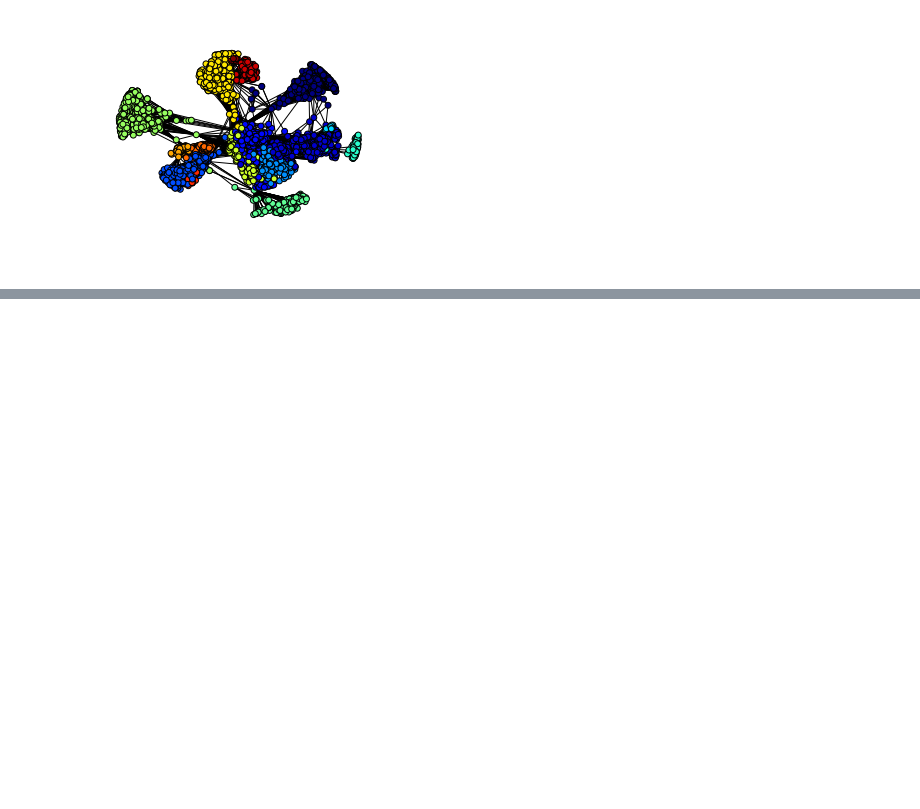
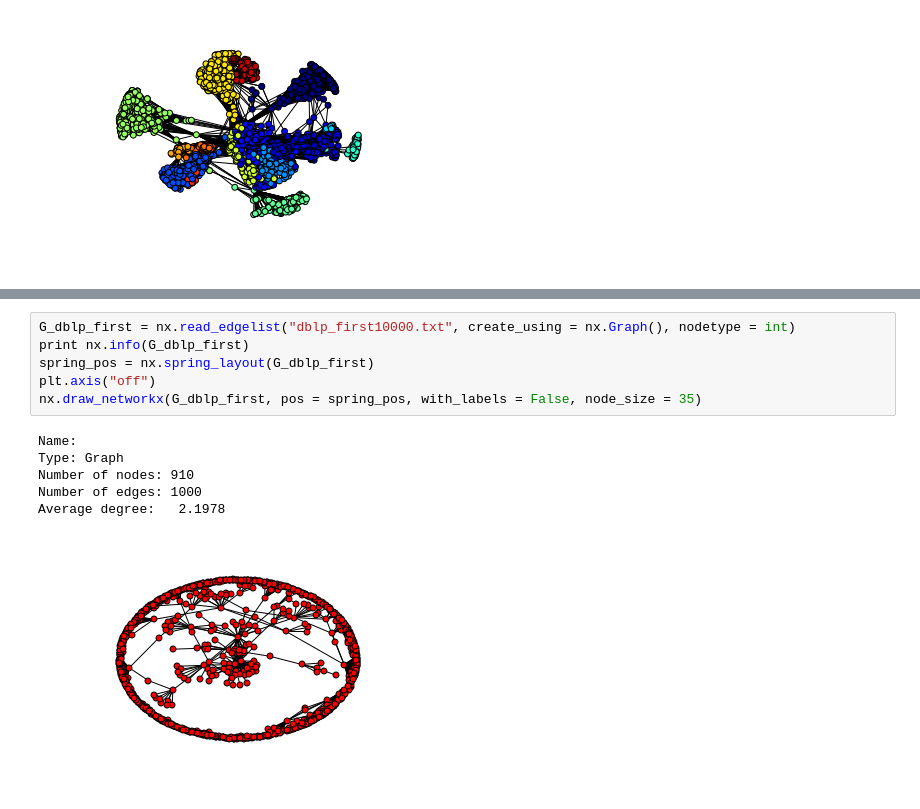
Before and after one commit to jmartinez14/fp-iga238, a Jupyter notebook: social_network_search.ipynb, the cells around one changed output, grey strips where cells are left out. Drawn from its saved outputs; the diff is of its cells as text; blank space fills up the shorter version.

Commit message:
more playing with social networks

```diff
--- a/social_network_search.ipynb
+++ b/social_network_search.ipynb
@@ -60,0 +52,13 @@ np.savetxt("facebook_combined_small.txt",df,fmt="%d")
+# %%
+G_dblp_first = nx.read_edgelist("dblp_first10000.txt", create_using = nx.Graph(), nodetype = int)
+print nx.info(G_dblp_first)
+spring_pos = nx.spring_layout(G_dblp_first)
+plt.axis("off")
+nx.draw_networkx(G_dblp_first, pos = spring_pos, with_labels = False, node_size = 35)
+# %% [output]
+Name:
+Type: Graph
+Number of nodes: 910
+Number of edges: 1000
+Average degree:   2.1978
+[figure, added]
```
Also changed, not shown: parts of 19 cells of this notebook, 1 other file.
